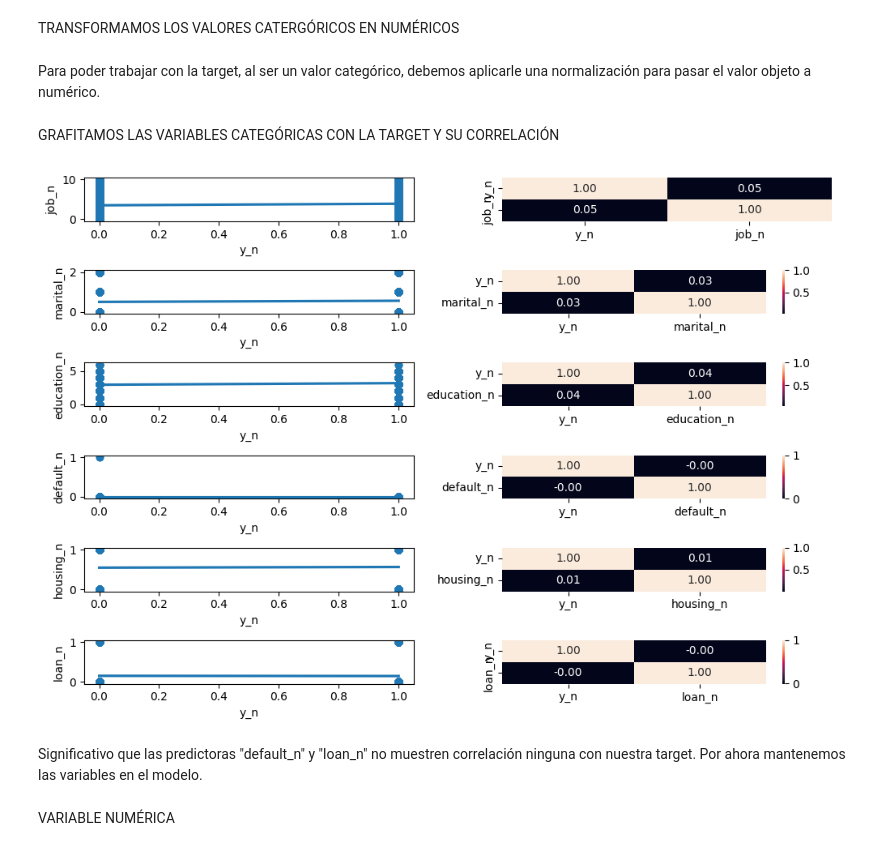
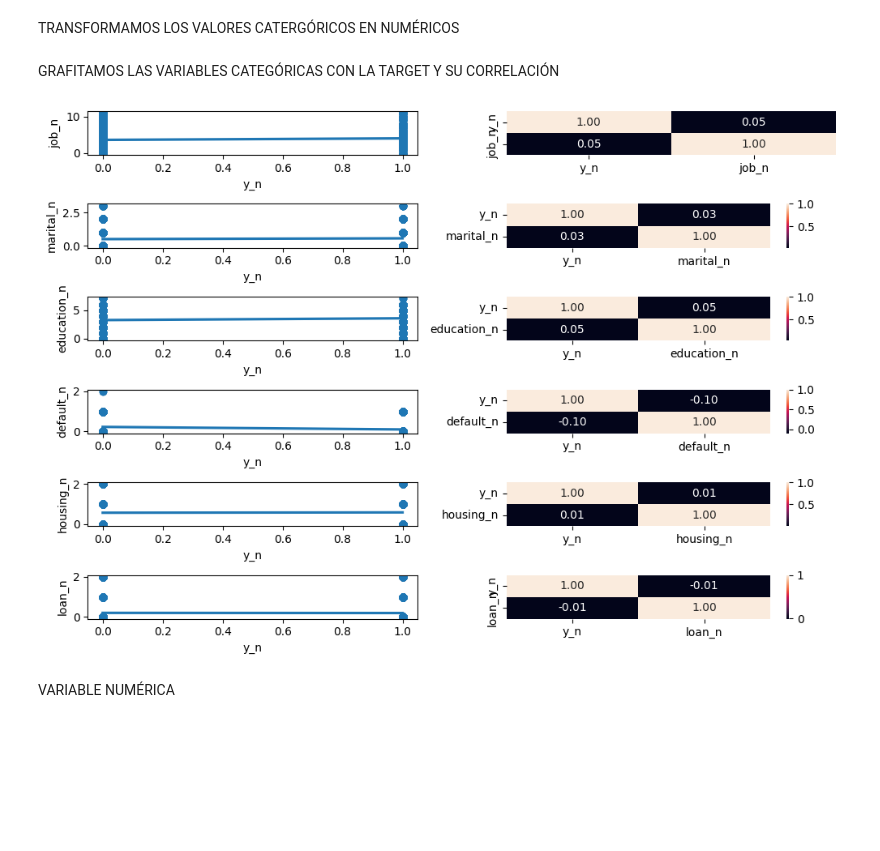
Before and after one commit to PuraCampos/ML_Banck, a Jupyter notebook: src/explore.ipynb, the cells around one changed output. Saved outputs shown, nothing was run; the diff lists cells and outputs as text; code cells hidden in the pictures; blank space fills up the shorter version.

```diff
--- a/src/explore.ipynb
+++ b/src/explore.ipynb
@@ -88,5 +84,5 @@ db_mod=database.copy()
 # %% [markdown]
 Eliminamos las columnas de datos que no son relevantes a nuestro modelo.
 # %%
-db_mod.drop(["contact","month","day_of_week","duration","campaign","pdays","previous","poutcome","emp.var.rate","cons.price.idx","cons.conf.idx","euribor3m","nr.employed"],axis=1,inplace=True)
+database.drop(["contact","month","day_of_week","duration","campaign","pdays","previous","poutcome","emp.var.rate","cons.price.idx","cons.conf.idx","euribor3m","nr.employed"],axis=1,inplace=True)
 # %%
@@ -243,2 +212,0 @@ db_mod["loan_n"] = factorize[0]
-# %% [markdown]
-Para poder trabajar con la target, al ser un valor categórico, debemos aplicarle una normalización para pasar el valor objeto a numérico.
@@ -258,26 +215,24 @@ GRAFITAMOS LAS VARIABLES CATEGÓRICAS CON LA TARGET Y SU CORRELACIÓN
 # %%
 fig, axis = plt.subplots(6, 2, figsize = (10, 7))
 
-sns.regplot(ax = axis[0, 0], data = db_mod, x = "y_n", y = "job_n")
-sns.heatmap(db_mod[["y_n", "job_n"]].corr(), annot = True, fmt = ".2f", ax = axis[0,1], cbar = False)
-sns.regplot(ax = axis[1, 0], data = db_mod, x = "y_n", y = "marital_n")
-sns.heatmap(db_mod[["y_n", "marital_n"]].corr(), annot = True, fmt = ".2f", ax = axis[1, 1])
-sns.regplot(ax = axis[2, 0], data = db_mod, x = "y_n", y = "education_n")
-sns.heatmap(db_mod[["y_n", "education_n"]].corr(), annot = True, fmt = ".2f", ax = axis[2, 1])
-sns.regplot(ax = axis[3, 0], data = db_mod, x = "y_n", y = "default_n")
-sns.heatmap(db_mod[["y_n", "default_n"]].corr(), annot = True, fmt = ".2f", ax = axis[3, 1])
-sns.regplot(ax = axis[4, 0], data = db_mod, x = "y_n", y = "housing_n")
-sns.heatmap(db_mod[["y_n", "housing_n"]].corr(), annot = True, fmt = ".2f", ax = axis[4, 1])
-sns.regplot(ax = axis[5, 0], data = db_mod, x = "y_n", y = "loan_n")
-sns.heatmap(db_mod[["y_n", "loan_n"]].corr(), annot = True, fmt = ".2f", ax = axis[5, 1])
+sns.regplot(ax = axis[0, 0], data = database, x = "y_n", y = "job_n")
+sns.heatmap(database[["y_n", "job_n"]].corr(), annot = True, fmt = ".2f", ax = axis[0,1], cbar = False)
+sns.regplot(ax = axis[1, 0], data = database, x = "y_n", y = "marital_n")
+sns.heatmap(database[["y_n", "marital_n"]].corr(), annot = True, fmt = ".2f", ax = axis[1, 1])
+sns.regplot(ax = axis[2, 0], data = database, x = "y_n", y = "education_n")
+sns.heatmap(database[["y_n", "education_n"]].corr(), annot = True, fmt = ".2f", ax = axis[2, 1])
+sns.regplot(ax = axis[3, 0], data = database, x = "y_n", y = "default_n")
+sns.heatmap(database[["y_n", "default_n"]].corr(), annot = True, fmt = ".2f", ax = axis[3, 1])
+sns.regplot(ax = axis[4, 0], data = database, x = "y_n", y = "housing_n")
+sns.heatmap(database[["y_n", "housing_n"]].corr(), annot = True, fmt = ".2f", ax = axis[4, 1])
+sns.regplot(ax = axis[5, 0], data = database, x = "y_n", y = "loan_n")
+sns.heatmap(database[["y_n", "loan_n"]].corr(), annot = True, fmt = ".2f", ax = axis[5, 1])
 
 plt.tight_layout()
 
 plt.show()
 # %% [output]
-[figure, old version]
+[figure, new version]
-# %% [markdown]
-Significativo que las predictoras "default_n" y "loan_n" no muestren correlación ninguna con nuestra target. Por ahora mantenemos las variables en el modelo.
 # %% [markdown]
 VARIABLE NUMÉRICA
 # %%
```
Also changed, not shown: parts of 32 cells of this notebook, 7 other files.
